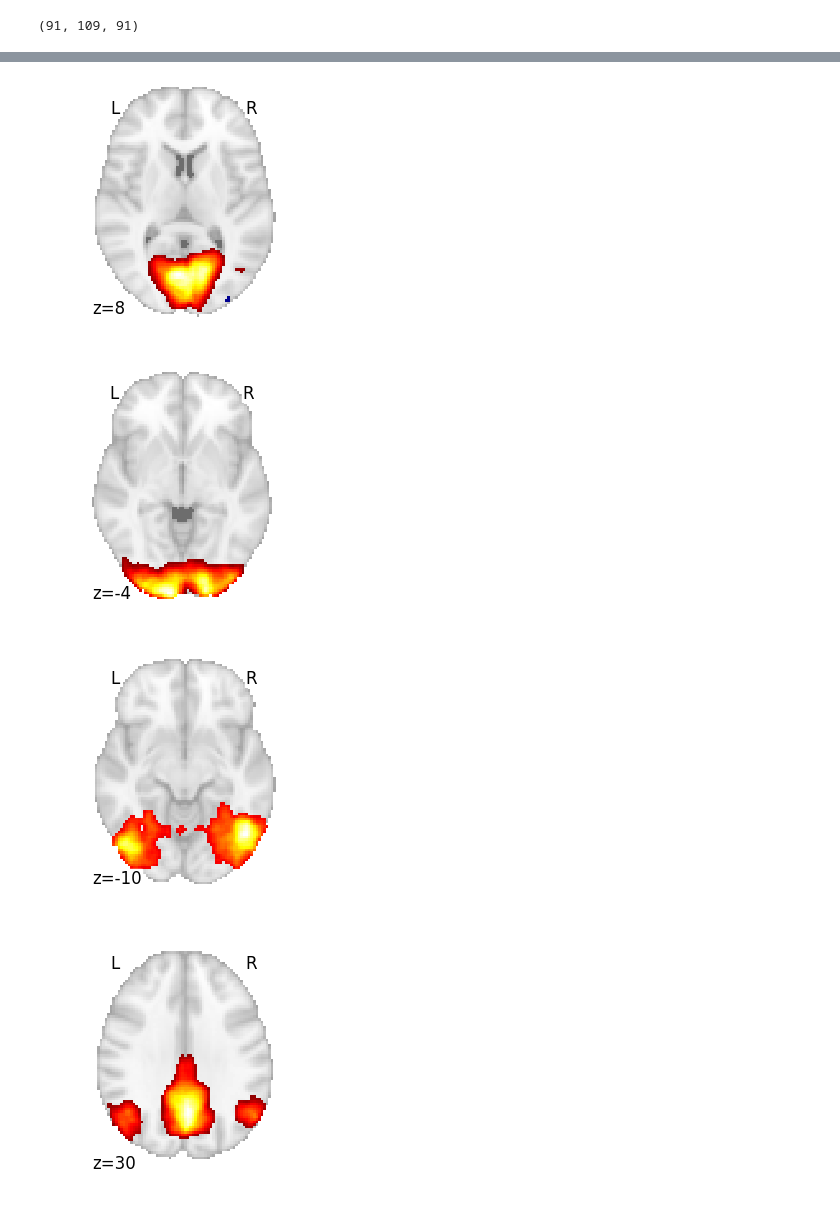
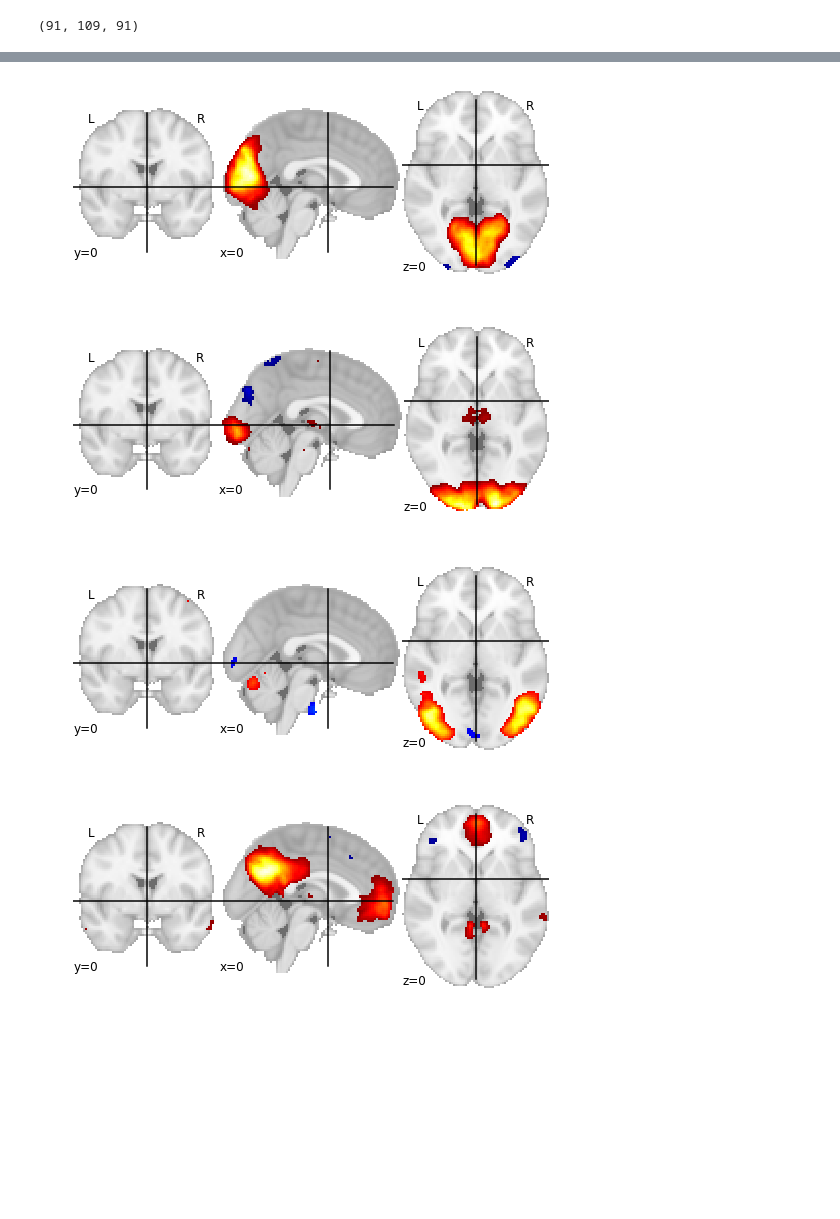
Before and after one commit to choldgraf/UCSF-Data_Driven_Neuro, a Jupyter notebook: machine_learning/2_plot_3d_and_4d_niimg.ipynb, the cells around one changed output, grey strips where cells are left out. Saved outputs shown, nothing was run; the diff lists cells and outputs as text; code cells hidden in the pictures; blank space fills up the shorter version.

Commit message:
updating machine learning tutorials

```diff
--- a/machine_learning/2_plot_3d_and_4d_niimg.ipynb
+++ b/machine_learning/2_plot_3d_and_4d_niimg.ipynb
@@ -30,0 +26,3 @@ Datasets are stored in: ['/Users/choldgraf/Dropbox/github/publicRepos/UCSF-Data_
+# %%
+path_data = op.expanduser('~/data_ucsf/machine_learning')
+print('Datasets are stored in: %r' % datasets.get_data_dirs(path_data))
@@ -176,10 +194,10 @@ compact display.
 # %%
 for img in image.iter_img(rsn):
     # img is now an in-memory 3D img
-    plotting.plot_stat_map(img, threshold=3, display_mode="z", cut_coords=1,
-                           colorbar=False)
+    plotting.plot_stat_map(img, threshold=3, colorbar=False,
+                           cut_coords=(0, 0, 0))
 # %% [output]
-[figure, old version]
+[figure, new version]
-[figure, old version]
+[figure, new version]
-[figure, old version]
+[figure, new version]
-[figure, old version]
+[figure, new version]
```
Also changed, not shown: parts of 29 cells of this notebook, 6 other files.
